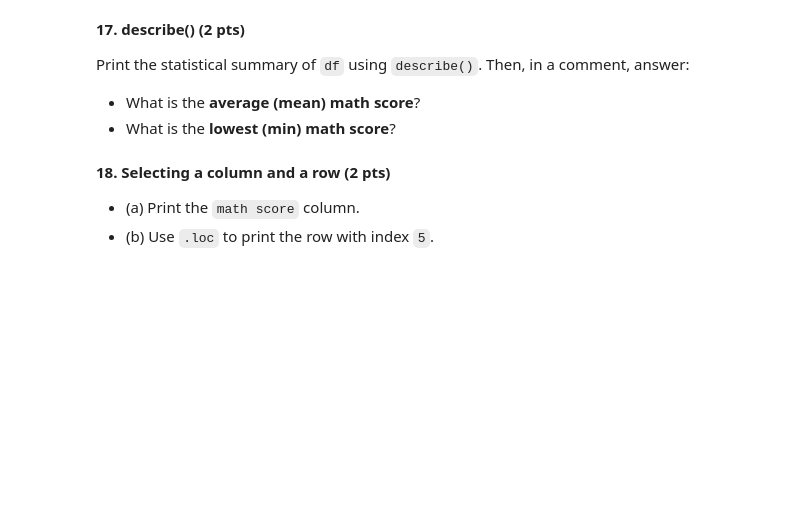
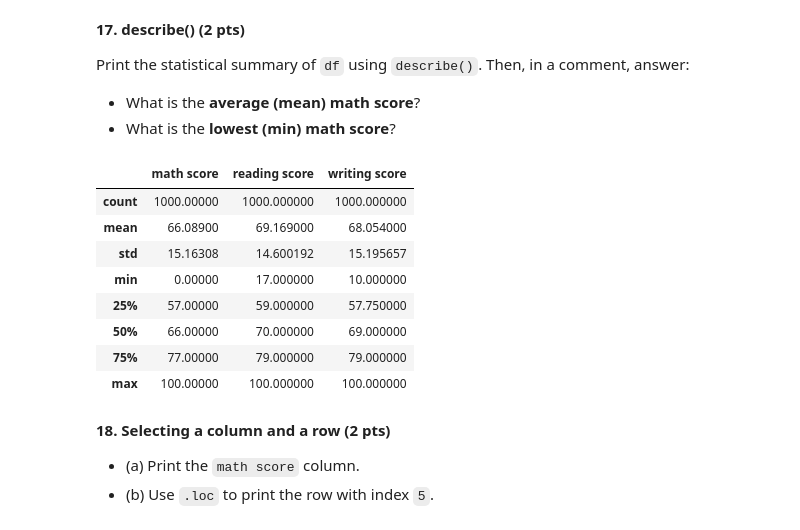
Before and after one commit to jp-dotosme/CCDATSCL-COM231ML-Dotosme, a Jupyter notebook: Exercise_2_DOTOSME_COM231ML.ipynb, the cells around one changed output. Cells and saved outputs as stored; diff of their text form; code cells hidden in the pictures; blank space fills up the shorter version.

```diff
--- a/Exercise_2_DOTOSME_COM231ML.ipynb
+++ b/Exercise_2_DOTOSME_COM231ML.ipynb
@@ -147,0 +211,11 @@ Use `kagglehub` to download the dataset `'spscientist/students-performance-in-ex
+# %%
+import kagglehub
+import os
+
+filepath = kagglehub.dataset_download('spscientist/students-performance-in-exams')
+
+contents = os.listdir(filepath)
+print(contents)
+
+csv_path = filepath + "/" + contents[0]
+print(csv_path)
@@ -155,0 +232,3 @@ Read the CSV file from Item 8 into a DataFrame named `df` using `pd.read_csv()`,
+# %%
+df = pd.read_csv(csv_path)
+print(df.to_string())
@@ -163,0 +259,5 @@ Read the CSV file from Item 8 into a DataFrame named `df` using `pd.read_csv()`,
+# %%
+print(pd.options.display.max_rows)
+pd.options.display.max_rows = 10
+print(df)
+pd.options.display.max_rows = 60
@@ -246,3 +441,17 @@ Then, in a comment, answer:
+# %%
+df.describe()
+# average (mean) math score: 66.08900
+# lowest (min) math score: 0.00000
+# %% [output]
+|  | math score | reading score | writing score |
+| count | 1000.00000 | 1000.000000 | 1000.000000 |
+| mean | 66.08900 | 69.169000 | 68.054000 |
+| std | 15.16308 | 14.600192 | 15.195657 |
+| min | 0.00000 | 17.000000 | 10.000000 |
+| 25% | 57.00000 | 59.000000 | 57.750000 |
+| 50% | 66.00000 | 70.000000 | 69.000000 |
+| 75% | 77.00000 | 79.000000 | 79.000000 |
+| max | 100.00000 | 100.000000 | 100.000000 |
 # %% [markdown]
 **18. Selecting a column and a row (2 pts)**
 
```
Also changed, not shown: parts of 46 cells of this notebook.
